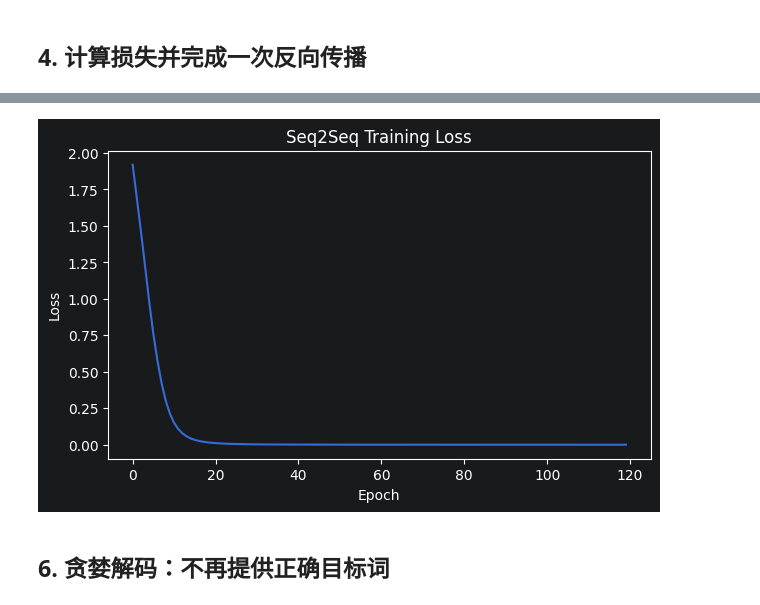
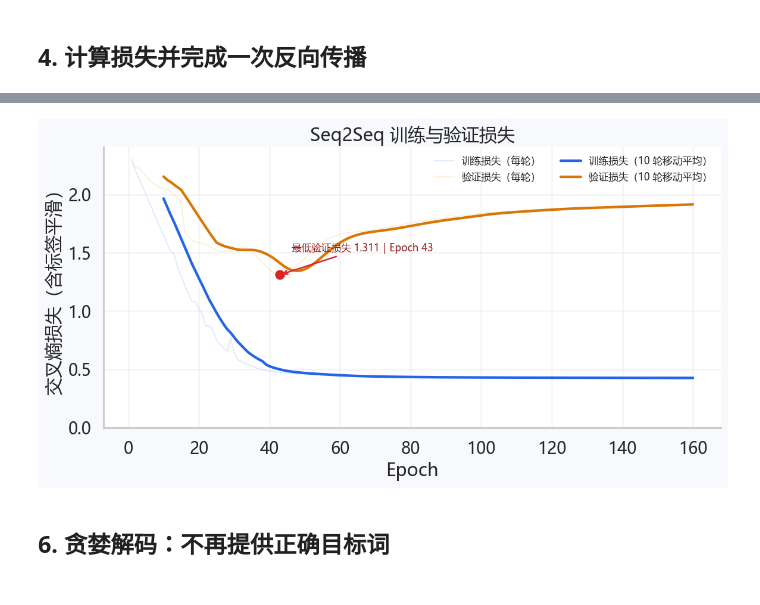
Before and after one commit to vortexlab-lxy/NLP, a Jupyter notebook: 10序列到序列模型_Seq2Seq.ipynb, the cells around one changed output, grey strips where cells are left out. Cells and saved outputs as stored; diff of their text form; code cells hidden in the pictures.

```diff
--- a/10序列到序列模型_Seq2Seq.ipynb
+++ b/10序列到序列模型_Seq2Seq.ipynb
@@ -115,9 +204,14 @@ print("每一步注意力权重和：",attentions.sum(dim=-1))
 # %% [markdown]
 ## 4. 计算损失并完成一次反向传播
 # %%
-criterion=nn.CrossEntropyLoss(ignore_index=tgt_vocab["<pad>"]); optimizer=torch.optim.Adam(seq2seq.parameters(),lr=0.01)
-target_for_loss=tgt[:,1:]; loss=criterion(logits.reshape(-1,logits.size(-1)),target_for_loss.reshape(-1))
-optimizer.zero_grad(); loss.backward(); optimizer.step()
-print("一次训练前向传播损失：",loss.item())
-print("编码器Embedding梯度范数：",seq2seq.encoder.embedding.weight.grad.norm().item())
+criterion = nn.CrossEntropyLoss(ignore_index=tgt_vocab["<pad>"], label_smoothing=0.08)
+optimizer = torch.optim.AdamW(seq2seq.parameters(), lr=0.004, weight_decay=1e-4)
+target_for_loss = tgt[:, 1:]
+loss = criterion(logits.reshape(-1, logits.size(-1)), target_for_loss.reshape(-1))
+optimizer.zero_grad()
+loss.backward()
+gradient_norm = nn.utils.clip_grad_norm_(seq2seq.parameters(), max_norm=1.0)
+optimizer.step()
+print(f"一次训练损失：{loss.item():.4f}")
+print(f"裁剪前梯度范数：{gradient_norm.item():.4f}")
 # %% [output]
@@ -140,7 +265,29 @@ Epoch 120，Loss=0.000491
 # %%
-plt.figure(figsize=(7,4)); plt.plot(loss_history); plt.xlabel("Epoch"); plt.ylabel("Loss"); plt.title("Seq2Seq Training Loss"); plt.show()
+def moving_average(values, window=10):
+    return np.convolve(values, np.ones(window) / window, mode="valid")
+
+
+window = 10
+epochs = np.arange(1, num_epochs + 1)
+best_epoch = int(np.argmin(valid_loss_history)) + 1
+best_valid_loss = valid_loss_history[best_epoch - 1]
+fig, ax = plt.subplots(figsize=(10, 5.5), facecolor="#F7F9FC")
+ax.plot(epochs, train_loss_history, color="#3B82F6", alpha=0.18, linewidth=1, label="训练损失（每轮）")
+ax.plot(epochs, valid_loss_history, color="#F59E0B", alpha=0.18, linewidth=1, label="验证损失（每轮）")
+ax.plot(epochs[window - 1:], moving_average(train_loss_history, window), color="#2563EB", linewidth=2.6, label=f"训练损失（{window} 轮移动平均）")
+ax.plot(epochs[window - 1:], moving_average(valid_loss_history, window), color="#D97706", linewidth=2.6, label=f"验证损失（{window} 轮移动平均）")
+ax.scatter(best_epoch, best_valid_loss, s=70, color="#DC2626", zorder=5)
+ax.annotate(f"最低验证损失 {best_valid_loss:.3f}｜Epoch {best_epoch}", xy=(best_epoch, best_valid_loss), xytext=(12, 24), textcoords="offset points", fontsize=10, color="#991B1B", arrowprops={"arrowstyle": "->", "color": "#DC2626"})
+ax.set(title="Seq2Seq 训练与验证损失", xlabel="Epoch", ylabel="交叉熵损失（含标签平滑）")
+ax.set_ylim(bottom=0)
+ax.legend(frameon=False, ncol=2, fontsize=10)
+ax.grid(alpha=0.2)
+sns.despine(ax=ax)
+fig.tight_layout()
+plt.show()
+''' Loss 越低通常越好,43之后模型对训练集越来越熟（蓝色下降）。橙色验证 Loss开始上升，模型虽然越来越会做训练数据，但是对没见过的数据反而越来越差。'''
 # %% [output]
-[figure, old version]
+[figure, new version]
 # %% [markdown]
 ## 6. 贪婪解码：不再提供正确目标词
 # %%
```
Also changed, not shown: parts of 20 cells of this notebook, 1 other file.
